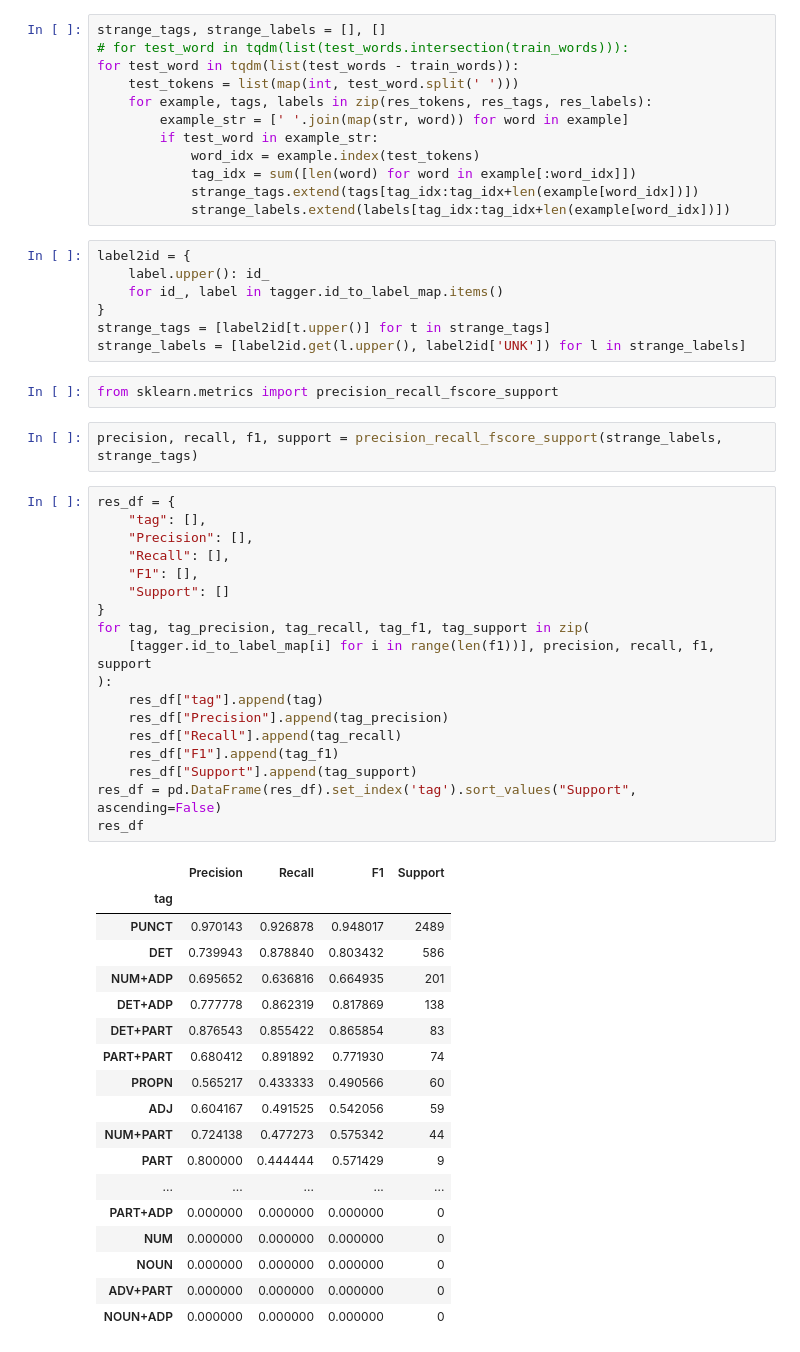
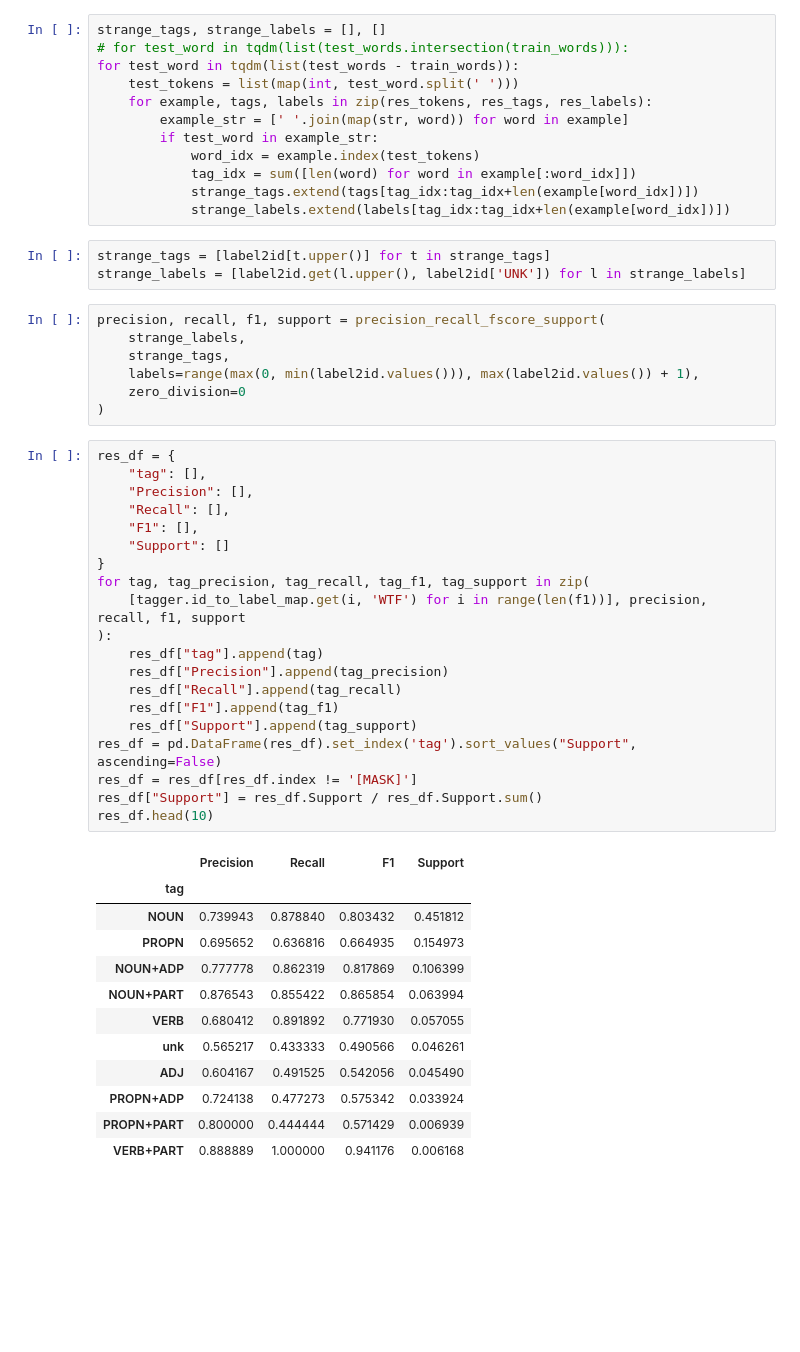
Before and after one commit to CompassionAI/manas, a Jupyter notebook: notebooks/PoS evaluation.ipynb, the cells around one changed output. Saved outputs shown, nothing was run; the diff lists cells and outputs as text; blank space fills up the shorter version.

```diff
--- a/notebooks/PoS evaluation.ipynb
+++ b/notebooks/PoS evaluation.ipynb
@@ -147,50 +159,45 @@ for test_word in tqdm(list(test_words - train_words)):
             strange_tags.extend(tags[tag_idx:tag_idx+len(example[word_idx])])
             strange_labels.extend(labels[tag_idx:tag_idx+len(example[word_idx])])
 # %%
-label2id = {
-    label.upper(): id_
-    for id_, label in tagger.id_to_label_map.items()
-}
 strange_tags = [label2id[t.upper()] for t in strange_tags]
 strange_labels = [label2id.get(l.upper(), label2id['UNK']) for l in strange_labels]
-# %%
-from sklearn.metrics import precision_recall_fscore_support
 # %%
-precision, recall, f1, support = precision_recall_fscore_support(strange_labels, strange_tags)
+precision, recall, f1, support = precision_recall_fscore_support(
+    strange_labels,
+    strange_tags,
+    labels=range(max(0, min(label2id.values())), max(label2id.values()) + 1),
+    zero_division=0
+)
 # %%
 res_df = {
     "tag": [],
     "Precision": [],
     "Recall": [],
     "F1": [],
     "Support": []
 }
 for tag, tag_precision, tag_recall, tag_f1, tag_support in zip(
-    [tagger.id_to_label_map[i] for i in range(len(f1))], precision, recall, f1, support
+    [tagger.id_to_label_map.get(i, 'WTF') for i in range(len(f1))], precision, recall, f1, support
 ):
     res_df["tag"].append(tag)
     res_df["Precision"].append(tag_precision)
     res_df["Recall"].append(tag_recall)
     res_df["F1"].append(tag_f1)
     res_df["Support"].append(tag_support)
 res_df = pd.DataFrame(res_df).set_index('tag').sort_values("Support", ascending=False)
-res_df
+res_df = res_df[res_df.index != '[MASK]']
+res_df["Support"] = res_df.Support / res_df.Support.sum()
+res_df.head(10)
 # %% [output]
 |  | Precision | Recall | F1 | Support |
 | tag |  |  |  |  |
-| PUNCT | 0.970143 | 0.926878 | 0.948017 | 2489 |
-| DET | 0.739943 | 0.878840 | 0.803432 | 586 |
-| NUM+ADP | 0.695652 | 0.636816 | 0.664935 | 201 |
-| DET+ADP | 0.777778 | 0.862319 | 0.817869 | 138 |
-| DET+PART | 0.876543 | 0.855422 | 0.865854 | 83 |
-| PART+PART | 0.680412 | 0.891892 | 0.771930 | 74 |
-| PROPN | 0.565217 | 0.433333 | 0.490566 | 60 |
-| ADJ | 0.604167 | 0.491525 | 0.542056 | 59 |
-| NUM+PART | 0.724138 | 0.477273 | 0.575342 | 44 |
-| PART | 0.800000 | 0.444444 | 0.571429 | 9 |
-| ... | ... | ... | ... | ... |
-| PART+ADP | 0.000000 | 0.000000 | 0.000000 | 0 |
-| NUM | 0.000000 | 0.000000 | 0.000000 | 0 |
-| NOUN | 0.000000 | 0.000000 | 0.000000 | 0 |
-| ADV+PART | 0.000000 | 0.000000 | 0.000000 | 0 |
-| NOUN+ADP | 0.000000 | 0.000000 | 0.000000 | 0 |
+| NOUN | 0.739943 | 0.878840 | 0.803432 | 0.451812 |
+| PROPN | 0.695652 | 0.636816 | 0.664935 | 0.154973 |
+| NOUN+ADP | 0.777778 | 0.862319 | 0.817869 | 0.106399 |
+| NOUN+PART | 0.876543 | 0.855422 | 0.865854 | 0.063994 |
+| VERB | 0.680412 | 0.891892 | 0.771930 | 0.057055 |
+| unk | 0.565217 | 0.433333 | 0.490566 | 0.046261 |
+| ADJ | 0.604167 | 0.491525 | 0.542056 | 0.045490 |
+| PROPN+ADP | 0.724138 | 0.477273 | 0.575342 | 0.033924 |
+| PROPN+PART | 0.800000 | 0.444444 | 0.571429 | 0.006939 |
+| VERB+PART | 0.888889 | 1.000000 | 0.941176 | 0.006168 |
```
Also changed, not shown: parts of 22 cells of this notebook.
